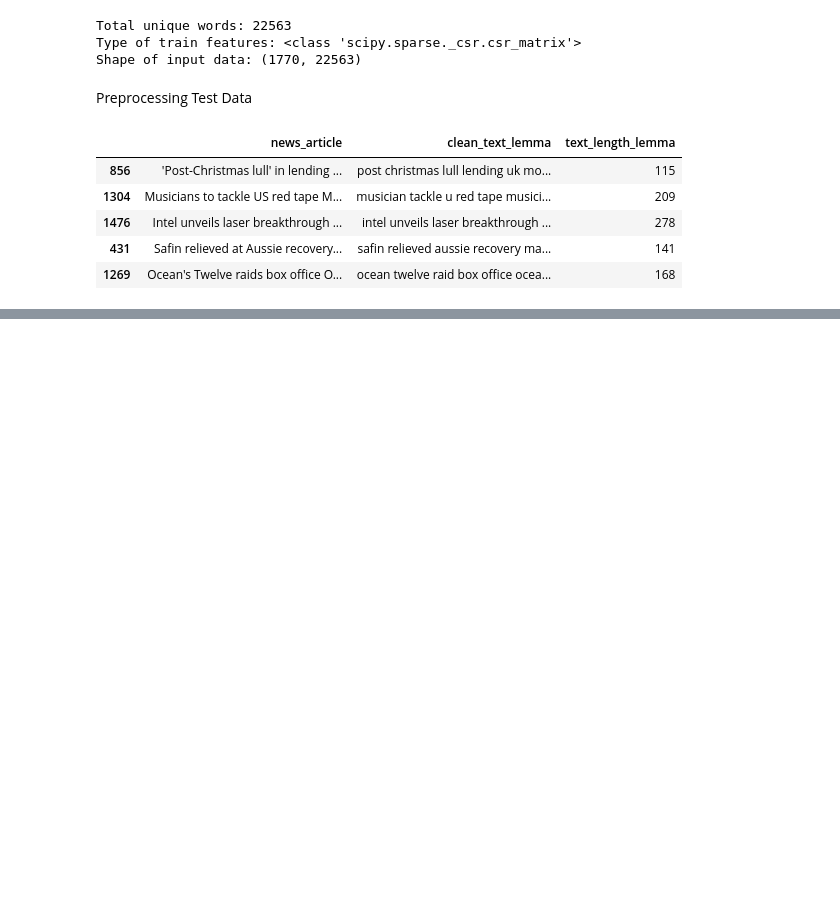
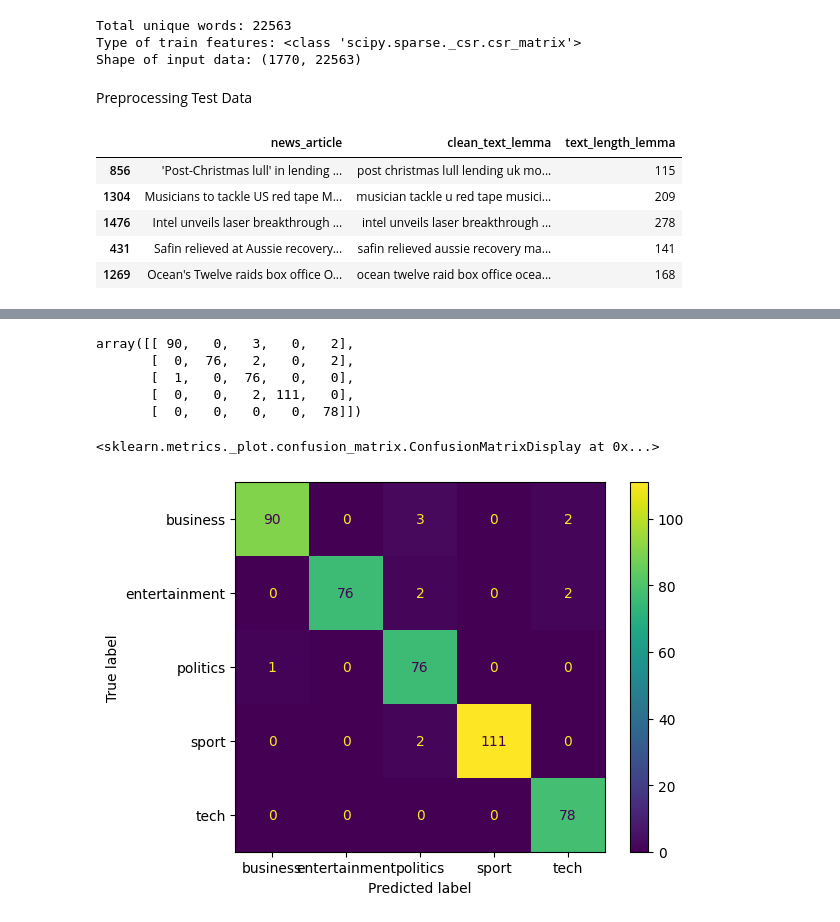
Before and after one commit to Raph4sure/Naive-Bayes-Machine-Learning-Model, a Jupyter notebook: code.ipynb, the cells around one changed output, grey strips where cells are left out. Cells and saved outputs as stored; diff of their text form; code cells hidden in the pictures; blank space fills up the shorter version.

Commit message:
using Naive Bayes model

```diff
--- a/code.ipynb
+++ b/code.ipynb
@@ -234,0 +237,10 @@ X_test_bow = vocab.transform(X_test['clean_text_lemma'])
+# %%
+%%time
+
+from sklearn.naive_bayes import MultinomialNB
+from sklearn import metrics
+
+classifier = MultinomialNB()
+classifier.fit(X_train_bow, y_train)
+
+y_test_pred = classifier.predict(X_test_bow)
@@ -234,0 +266,15 @@ X_test_bow = vocab.transform(X_test['clean_text_lemma'])
+# %%
+metrics.confusion_matrix(y_test, y_test_pred)
+# %% [output]
+array([[ 90,   0,   3,   0,   2],
+       [  0,  76,   2,   0,   2],
+       [  1,   0,  76,   0,   0],
+       [  0,   0,   2, 111,   0],
+       [  0,   0,   0,   0,  78]])
+# %%
+cm = metrics.confusion_matrix(y_test, y_test_pred, labels = classifier.classes_)
+fig = metrics.ConfusionMatrixDisplay(cm, display_labels=classifier.classes_)
+fig.plot()
+# %% [output]
+<sklearn.metrics._plot.confusion_matrix.ConfusionMatrixDisplay at 0x...>
+[figure, added]
```
Also changed, not shown: parts of 4 cells of this notebook.
